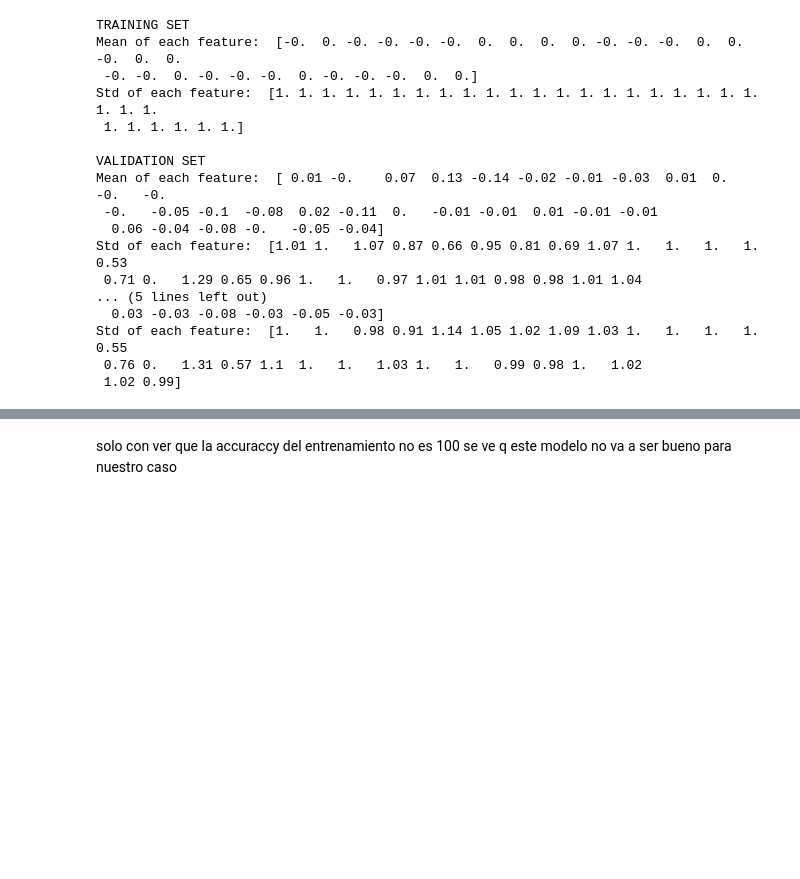
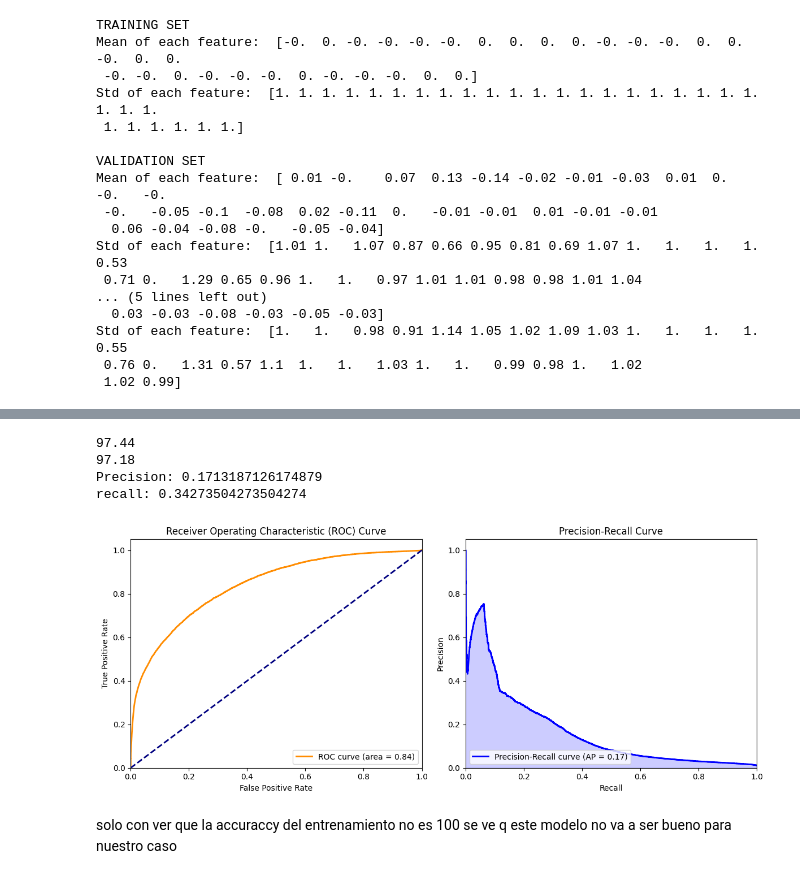
Before and after one commit to adrianibeas/zrive-ds, a Jupyter notebook: src/module_3/frame_analysis.ipynb, the cells around one changed output, grey strips where cells are left out. Drawn from its saved outputs; the diff is of its cells as text; code cells hidden in the pictures; blank space fills up the shorter version.

```diff
--- a/src/module_3/frame_analysis.ipynb
+++ b/src/module_3/frame_analysis.ipynb
@@ -287,3 +256,68 @@ Recall: 0.34273504273504274
+# %%
+#YOUR CODE HERE
+from sklearn.discriminant_analysis import LinearDiscriminantAnalysis
+from sklearn.metrics import roc_curve, auc, precision_recall_curve, average_precision_score, precision_score, recall_score
+import matplotlib.pyplot as plt
+
+
+lda = LinearDiscriminantAnalysis()
+lda.fit(X_train_s, y_train)
+predict_LDA = lda.predict(X_test_s)
+Score_LDA_train = lda.score(X_train_s, y_train)
+LDA_score = lda.score(X_test_s, y_test)
+
+
+precision = precision_score(y_test, predict_LDA)
+recall = recall_score(y_test, predict_LDA)
+
+
+print(round(Score_LDA_train*100,2))
+print(round(LDA_score*100,2))
+print(f'Precision: {precision}')
+print(f'recall: {recall}')
+
+y_scores_lda = lda.decision_function(X_test_s)
+
+
+fpr, tpr, _ = roc_curve(y_test, y_scores_lda)
+roc_auc = auc(fpr, tpr)
+
+
+precision_curve, recall_curve, _ = precision_recall_curve(y_test, y_scores_lda)
+average_precision = average_precision_score(y_test, y_scores_lda)
+
+
+plt.figure(figsize=(12, 5))
+
+plt.subplot(1, 2, 1)
+plt.plot(fpr, tpr, color='darkorange', lw=2, label='ROC curve (area = %0.2f)' % roc_auc)
+plt.plot([0, 1], [0, 1], color='navy', lw=2, linestyle='--')
+plt.xlim([0.0, 1.0])
+plt.ylim([0.0, 1.05])
+plt.xlabel('False Positive Rate')
+plt.ylabel('True Positive Rate')
+plt.title('Receiver Operating Characteristic (ROC) Curve')
+plt.legend(loc="lower right")
+
+
+plt.subplot(1, 2, 2)
+plt.plot(recall_curve, precision_curve, color='blue', lw=2, label='Precision-Recall curve (AP = %0.2f)' % average_precision)
+plt.fill_between(recall_curve, precision_curve, step='post', alpha=0.2, color='blue')
+plt.xlabel('Recall')
+plt.ylabel('Precision')
+plt.ylim([0.0, 1.05])
+plt.xlim([0.0, 1.0])
+plt.title('Precision-Recall Curve')
+plt.legend(loc="lower left")
+
+plt.tight_layout()
+plt.show()
+# %% [output]
+97.44
+97.18
+Precision: 0.1713187126174879
+recall: 0.34273504273504274
+[figure, added]
 # %% [markdown]
 solo con ver que la accuraccy del entrenamiento no es 100 se ve q este modelo no va a ser bueno para nuestro caso
 # %%
```
Also changed, not shown: parts of 13 cells of this notebook.
